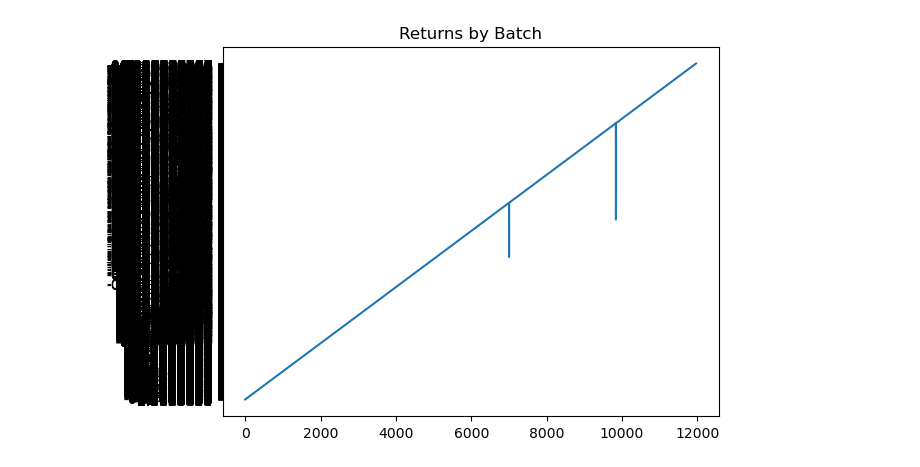
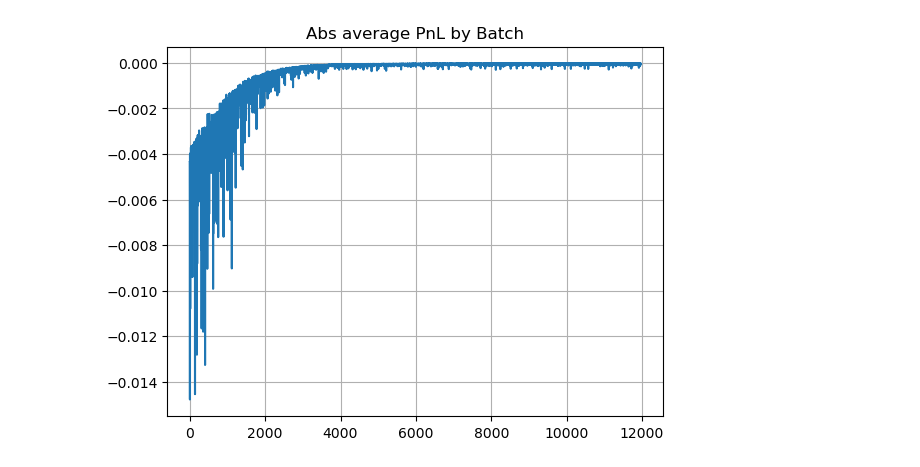
Before and after one commit to spelbella/cva_risk_management_thesis, a Jupyter notebook: PPO/PlotLearning.ipynb, the cells around one changed output. Cells and saved outputs as stored; diff of their text form; code cells hidden in the pictures.

```diff
--- a/PPO/PlotLearning.ipynb
+++ b/PPO/PlotLearning.ipynb
@@ -5,8 +5,7 @@ with open('TrainLog.monitor.csv', mode='r') as csvfile:
     next(csvfile)
     reader = csv.DictReader(csvfile)
     for row in reader:
-        print(row['r'])
-        returns.append(row['r'])
+        returns.append(float(row['r']))
 
 print(len(returns))
 # %% [output]
@@ -29,9 +12,11 @@ print(len(returns))
 11964
 # %%
 import matplotlib.pyplot as plt
+import numpy as np
 
-plt.plot(np.log(returns))
-plt.title("Returns by Batch")
+plt.plot([returnk / 251 for returnk in returns])
+plt.title("Abs average PnL by Batch")
+plt.grid()
 plt.show()
 # %% [output]
-[figure, old version]
+[figure, new version]
```
Also changed, not shown: parts of 2 cells of this notebook, 6 other files.
